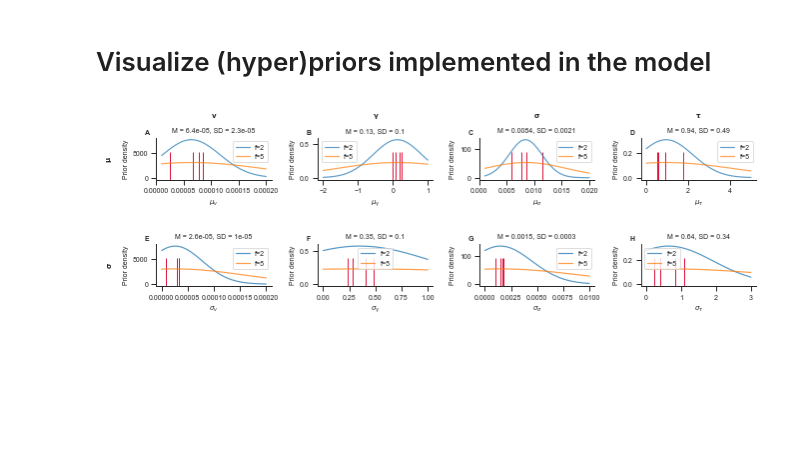
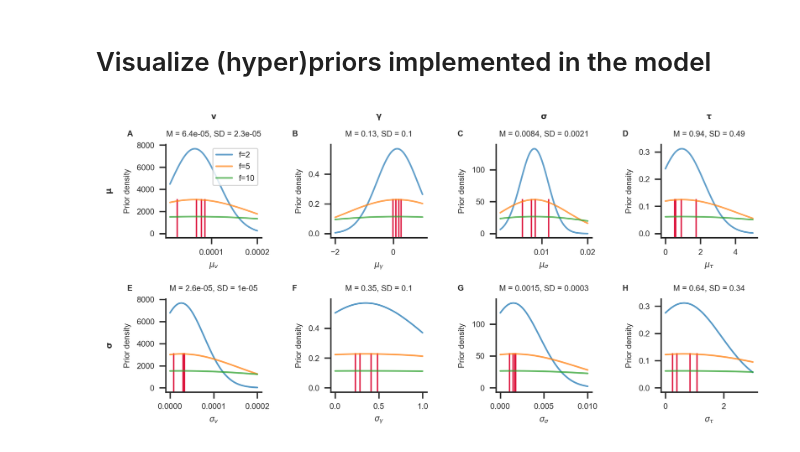
Before and after one commit to glamlab/glambox, a Jupyter notebook: SI_derivation_of_hyperpriors.ipynb, the cells around one changed output. Saved outputs shown, nothing was run; the diff lists cells and outputs as text; code cells hidden in the pictures; blank space fills up the shorter version.

```diff
--- a/SI_derivation_of_hyperpriors.ipynb
+++ b/SI_derivation_of_hyperpriors.ipynb
@@ -131,46 +171,51 @@ The group level distributions of parameters across datasets are very uninformati
 # %% [markdown]
 # Visualize (hyper)priors implemented in the model
 # %%
-fontsize = 7
-fs = [2, 5]
+fontsize = 6
+fs = [2, 5, 10]
 
 parameters = ['v', 'gamma', 's', 'tau']
-parameter_labels = dict(v='v',
-                        gamma='\gamma',
-                        s='\sigma',
-                        tau='\\tau')
+parameter_labels = dict(v='v', gamma='\gamma', s='\sigma', tau='\\tau')
 
 from scipy.stats import norm
 
 n_params = len(parameters)
 
-fig, axs = plt.subplots(2, n_params,
-                        figsize=gb.plots.cm2inch(24, 8))
+fig, axs = plt.subplots(2, n_params, figsize=gb.plots.cm2inch(18, 9), dpi=330)
 
 for p, parameter in enumerate(parameters):
 
     # Observed
     ## Mean
     means = estimates.groupby('dataset')[parameter].mean()
-    axs[0, p].plot(means, np.zeros(len(means)), '|', color='crimson', markersize=52)
+    axs[0, p].plot(means,
+                   np.zeros(len(means)),
+                   '|',
+                   color='crimson',
+                   markersize=52)
     axs[0, p].set_title(r'$\bf{{{p}}}$'.format(p=parameter_labels[parameter]) +
-                         '\n\nM = {}, SD = {}'.format(np.round(np.mean(means), precision[parameter]),
-                                                      np.round(np.std(means), precision[parameter])),
-                       fontsize=fontsize)
+                        '\n\nM = {}, SD = {}'.format(
+                            np.round(np.mean(means), precision[parameter]),
+                            np.round(np.std(means), precision[parameter])),
+                        fontsize=fontsize)
     axs[0, p].set_xlabel(r'$\mu_{}$'.format(parameter_labels[parameter]),
                          fontsize=fontsize)
     if p == 0:
         axs[0, p].set_ylabel(r'$\bf{\mu}$' + '\n\nPrior density',
                              fontsize=fontsize)
     else:
-        axs[0, p].set_ylabel('Prior density',
-                             fontsize=fontsize)
+        axs[0, p].set_ylabel('Prior density', fontsize=fontsize)
 
     ## SD
     sds = estimates.groupby('dataset')[parameter].std()
-    axs[1, p].plot(sds, np.zeros(len(sds)), '|', color='crimson', markersize=52)
-    axs[1, p].set_title('\n\nM = {}, SD = {}'.format(np.round(np.mean(sds), precision[parameter]),
-                                                     np.round(np.std(sds), precision[parameter])),
+    axs[1, p].plot(sds,
+                   np.zeros(len(sds)),
+                   '|',
+                   color='crimson',
+                   markersize=52)
+    axs[1, p].set_title('\n\nM = {}, SD = {}'.format(
+        np.round(np.mean(sds), precision[parameter]),
+        np.round(np.std(sds), precision[parameter])),
                         fontsize=fontsize)
 
     axs[1, p].set_xlabel(r'$\sigma_{}$'.format(parameter_labels[parameter]),
@@ -179,63 +224,62 @@ for p, parameter in enumerate(parameters):
         axs[1, p].set_ylabel(r'$\bf{\sigma}$' + '\n\nPrior density',
                              fontsize=fontsize)
     else:
-        axs[1, p].set_ylabel('Prior density',
-                             fontsize=fontsize)
-
+        axs[1, p].set_ylabel('Prior density', fontsize=fontsize)
 
     # New Priors
     for i, f in enumerate(fs):
         v_mu = dict(mu=6.4e-5, sd=f * 2.6e-5, lower=1e-5, upper=0.0002)
         v_sd = dict(mu=2.6e-5, sd=f * 2.6e-5, lower=0, upper=0.0002)
 
         gamma_mu = dict(mu=0.13, sd=f * 0.35, lower=-2, upper=1)
         gamma_sd = dict(mu=0.35, sd=f * 0.35, lower=0, upper=1)
 
         s_mu = dict(mu=0.0084, sd=f * 0.0015, lower=0.001, upper=0.02)
         s_sd = dict(mu=0.0015, sd=f * 0.0015, lower=0, upper=0.01)
 
         tau_mu = dict(mu=0.94, sd=f * 0.64, lower=0, upper=5)
         tau_sd = dict(mu=0.64, sd=f * 0.64, lower=0, upper=3)
 
-        mu = dict(v=v_mu,
-                  gamma=gamma_mu,
-                  s=s_mu,
-                  tau=tau_mu)
+        mu = dict(v=v_mu, gamma=gamma_mu, s=s_mu, tau=tau_mu)
 
-        sd = dict(v=v_sd,
-                  gamma=gamma_sd,
-                  s=s_sd,
-                  tau=tau_sd)
+        sd = dict(v=v_sd, gamma=gamma_sd, s=s_sd, tau=tau_sd)
         x_mu = np.linspace(mu[parameter]['lower'], mu[parameter]['upper'], 100)
-        axs[0, p].plot(x_mu, norm.pdf(x_mu,
-                                      loc=mu[parameter]['mu'],
-                                      scale=mu[parameter]['sd']),
-                       color='C{}'.format(i), alpha=0.7,
-                        label='f={}'.format(f))
+        axs[0, p].plot(x_mu,
+                       norm.pdf(x_mu,
+                                loc=mu[parameter]['mu'],
+                                scale=mu[parameter]['sd']),
+                       color='C{}'.format(i),
+                       alpha=0.7,
+                       label='f={}'.format(f))
         x_sd = np.linspace(sd[parameter]['lower'], sd[parameter]['upper'], 100)
-        axs[1, p].plot(x_sd, norm.pdf(x_sd,
-                                      loc=sd[parameter]['mu'],
-                                      scale=sd[parameter]['sd']),
-                       color='C{}'.format(i), alpha=0.75,
+        axs[1, p].plot(x_sd,
+                       norm.pdf(x_sd,
+                                loc=sd[parameter]['mu'],
+                                scale=sd[parameter]['sd']),
+                       color='C{}'.format(i),
+                       alpha=0.75,
                        label='f={}'.format(f))
-        axs[0, p].legend(fontsize=fontsize)
-        axs[1, p].legend(fontsize=fontsize)
+
+# Legend
+axs[0, 0].legend(fontsize=fontsize)
 
 # Panel Labels
 from string import ascii_uppercase
-for label, ax in zip(list(ascii_uppercase),
-                     axs.ravel()):
+for label, ax in zip(list(ascii_uppercase), axs.ravel()):
     ax.tick_params(axis='both', which='major', labelsize=fontsize)
-    ax.text(-0.1,
-            1.2,
+    ax.text(-0.4,
+            1.15,
             label,
             transform=ax.transAxes,
             fontsize=fontsize,
             fontweight='bold',
             va='top')
 
+for ax in axs.ravel():
+    ax.tick_params(axis='both', which='major', labelsize=fontsize)
+
 sns.despine()
-fig.tight_layout()
+fig.tight_layout(h_pad=-0.2, w_pad=1.2)
 plt.savefig(join('si', 'hyperpriors.png'), dpi=330)
 # %% [output]
-[figure, old version]
+[figure, new version]
```
Also changed, not shown: parts of 4 cells of this notebook, 2 other files.
